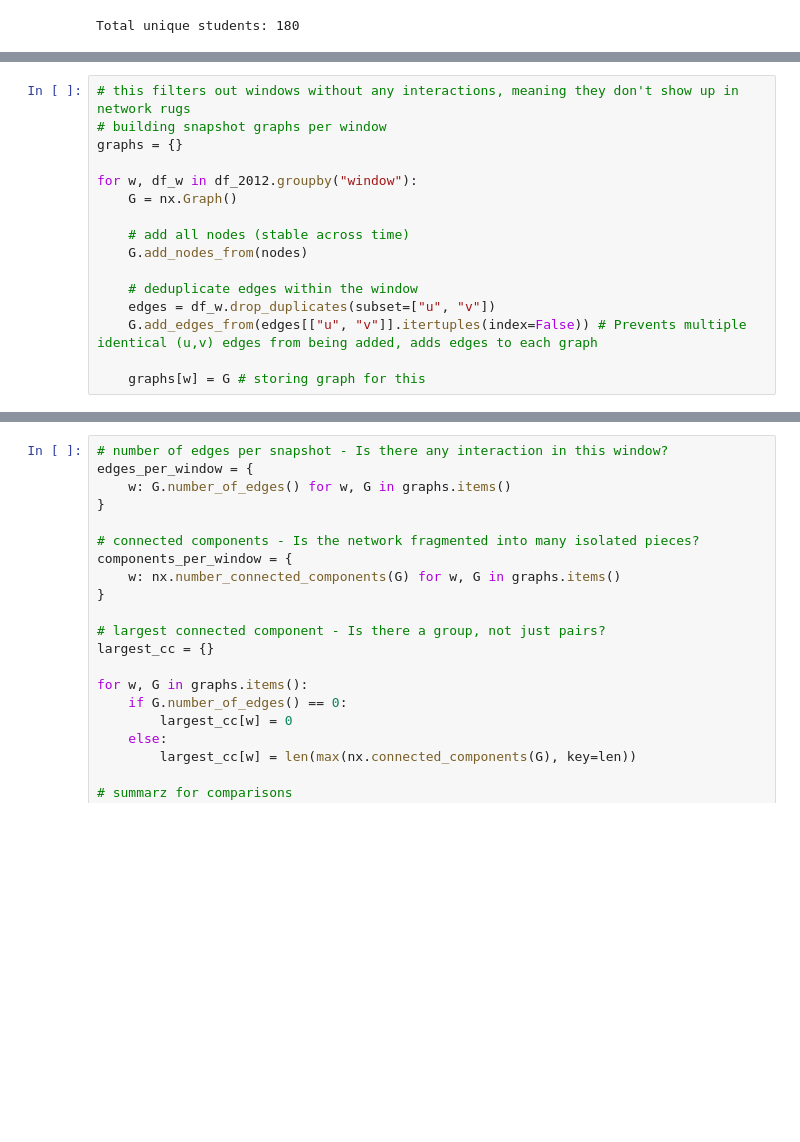
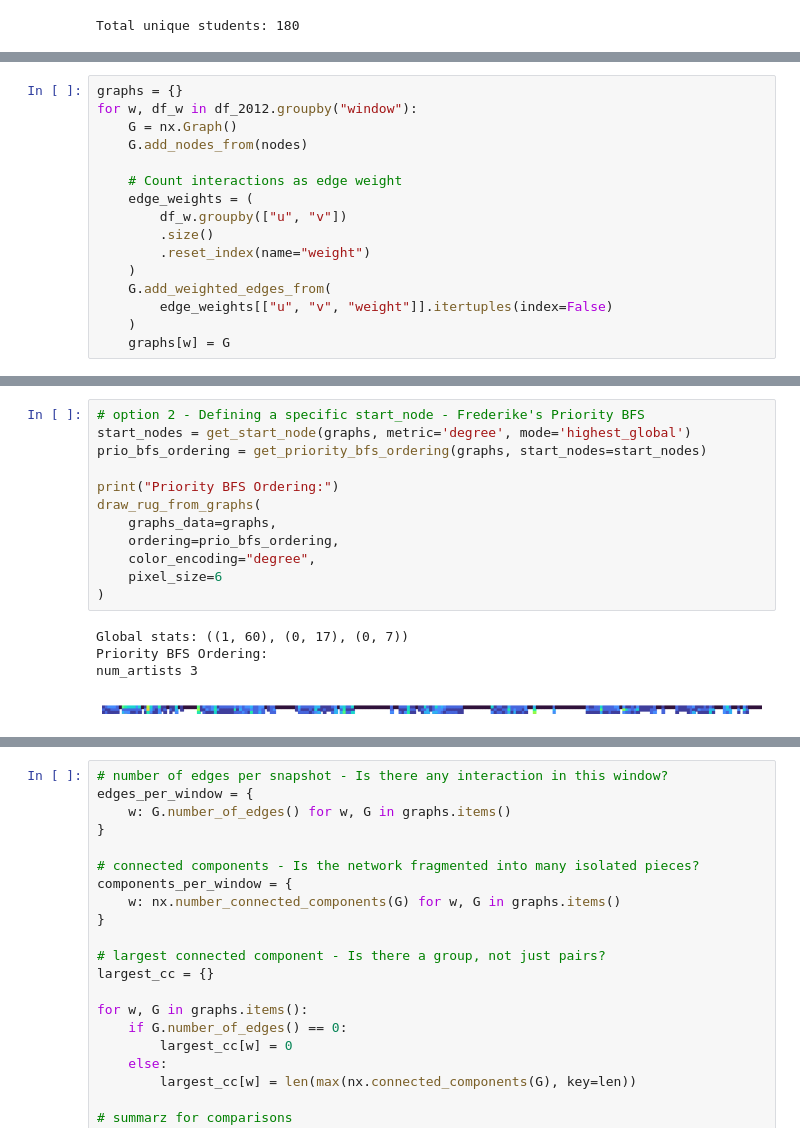
Before and after one commit to mibar3/NetworkRugs, a Jupyter notebook: Miranda/4. exploring_prio_bfs.ipynb, the cells around one changed output, grey strips where cells are left out. Cells and saved outputs as stored; diff of their text form; blank space fills up the shorter version.

Commit message:
changes to edited priority bfs, and notebooks

```diff
--- a/Miranda/4. exploring_prio_bfs.ipynb
+++ b/Miranda/4. exploring_prio_bfs.ipynb
@@ -102,17 +97,17 @@ Total unique students: 180
 ### If no, we remove them from our data:
 # %%
-# this filters out windows without any interactions, meaning they don't show up in network rugs
-# building snapshot graphs per window
 graphs = {}
-
 for w, df_w in df_2012.groupby("window"):
     G = nx.Graph()
-
-    # add all nodes (stable across time)
     G.add_nodes_from(nodes)
 
-    # deduplicate edges within the window
-    edges = df_w.drop_duplicates(subset=["u", "v"])
-    G.add_edges_from(edges[["u", "v"]].itertuples(index=False)) # Prevents multiple identical (u,v) edges from being added, adds edges to each graph
-
-    graphs[w] = G # storing graph for this
+    # Count interactions as edge weight
+    edge_weights = (
+        df_w.groupby(["u", "v"])
+        .size()
+        .reset_index(name="weight")
+    )
+    G.add_weighted_edges_from(
+        edge_weights[["u", "v", "weight"]].itertuples(index=False)
+    )
+    graphs[w] = G
@@ -118,0 +142,17 @@ for w, df_w in df_2012.groupby("window"):
+# %%
+# option 2 - Defining a specific start_node - Frederike's Priority BFS
+start_nodes = get_start_node(graphs, metric='degree', mode='highest_global')
+prio_bfs_ordering = get_priority_bfs_ordering(graphs, start_nodes=start_nodes)
+
+print("Priority BFS Ordering:")
+draw_rug_from_graphs(
+    graphs_data=graphs,
+    ordering=prio_bfs_ordering,
+    color_encoding="degree",
+    pixel_size=6
+)
+# %% [output]
+Global stats: ((1, 60), (0, 17), (0, 7))
+Priority BFS Ordering:
+num_artists 3
+[figure, added]
```
Also changed, not shown: parts of 42 cells of this notebook, 8 other files.
